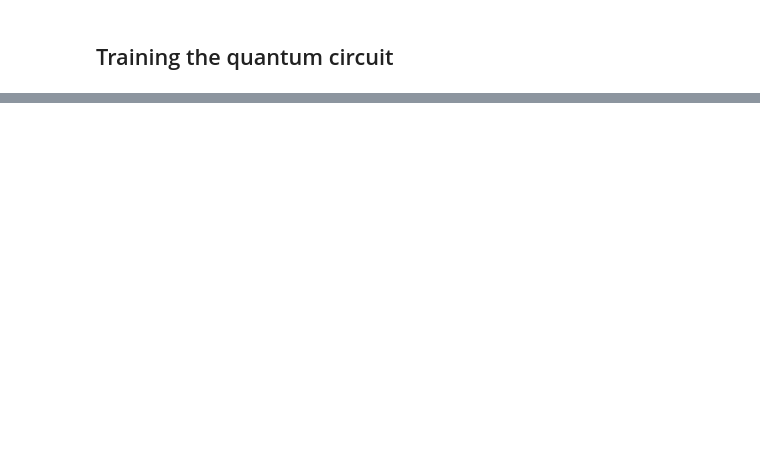
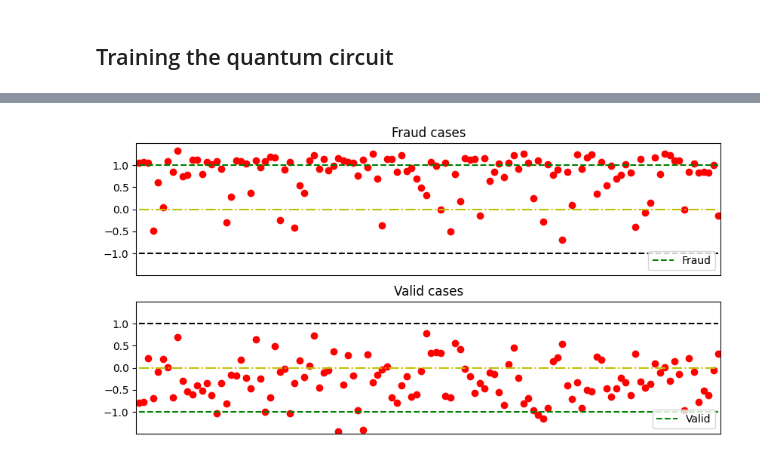
Before and after one commit to Totx/VQC_Hybrid_classifiers, a Jupyter notebook: VQC_Quantum.ipynb, the cells around one changed output, grey strips where cells are left out. Cells and saved outputs as stored; diff of their text form; code cells hidden in the pictures; blank space fills up the shorter version.

```diff
--- a/VQC_Quantum.ipynb
+++ b/VQC_Quantum.ipynb
@@ -120,0 +199,6 @@ Name: Class, Length: 284807, dtype: float64
+# %%
+
+if load_weights:
+    model.load_weights(filepath=dir_weights)
+else:
+    model.save_weights(filepath=dir_weights)
@@ -120,0 +231,8 @@ Name: Class, Length: 284807, dtype: float64
+# %%
+
+x_dataset_test = tf.constant(X_test)
+y_dataset_test = tf.constant(y_test)
+x_test_fraud = x_dataset_test[y_dataset_test == 1]
+y_test_fraud = y_dataset_test[y_dataset_test == 1]
+x_test_clean = x_dataset_test[y_dataset_test == -1][:x_test_fraud.shape[0]]
+y_test_clean = y_dataset_test[y_dataset_test == -1][:x_test_fraud.shape[0]]
@@ -120,0 +249,4 @@ Name: Class, Length: 284807, dtype: float64
+# %%
+
+predictions_fraud = model.predict(x=x_test_fraud)
+predictions_clean = model.predict(x=x_test_clean)
@@ -120,0 +260,48 @@ Name: Class, Length: 284807, dtype: float64
+# %%
+
+from turtle import color
+
+
+pfraud_points = predictions_fraud.shape[0]
+pclean_points = predictions_clean.shape[0]
+
+bottom_val = -1.5
+top_val = 1.5
+x_left = -0.5
+x_right = pfraud_points + 0.5
+
+x_fraud = np.linspace(0, pfraud_points, pfraud_points)
+x_clean = np.linspace(0, pclean_points, pclean_points)
+
+positive_line = np.full(shape=pfraud_points, fill_value=1)
+middle_line = np.full(shape=pfraud_points, fill_value=0)
+negative_line = np.full(shape=pclean_points, fill_value=-1)
+
+fig, axs = plt.subplots(2, 1, figsize=(10,5))
+
+axs[0].scatter(x_fraud, predictions_fraud, c='r')
+axs[0].plot(x_fraud, positive_line, color='g', linestyle="dashed", label="Fraud")
+axs[0].plot(x_fraud, middle_line, color='y', linestyle="-.")
+axs[0].plot(x_fraud, negative_line, color='k', linestyle="dashed")
+axs[0].set_title('Fraud cases')
+axs[0].set_yticks([-1, -0.5, 0, 0.5, 1])
+axs[0].set_xlim(x_left, x_right)
+axs[0].set_ylim(bottom_val, top_val)
+axs[0].set_xticks([])
+axs[0].legend(loc='lower right')
+
+axs[1].scatter(x_clean, predictions_clean, c='r')
+axs[1].plot(x_clean, positive_line, color='k', linestyle="dashed")
+axs[1].plot(x_clean, middle_line, color='y', linestyle="-.")
+axs[1].plot(x_clean, negative_line, color='g', linestyle="dashed", label="Valid")
+axs[1].set_title('Valid cases')
+axs[1].set_yticks([-1, -0.5, 0, 0.5, 1])
+axs[1].set_xlim(x_left, x_right)
+axs[1].set_ylim(bottom_val, top_val)
+axs[1].set_xticks([])
+axs[1].legend(loc='lower right')
+
+plot_dir = "./plots/ae_fv_scatter.png"
+plt.savefig(fname=plot_dir)
+# %% [output]
+[figure, added]
```
Also changed, not shown: parts of 33 cells of this notebook, 43 other files.
